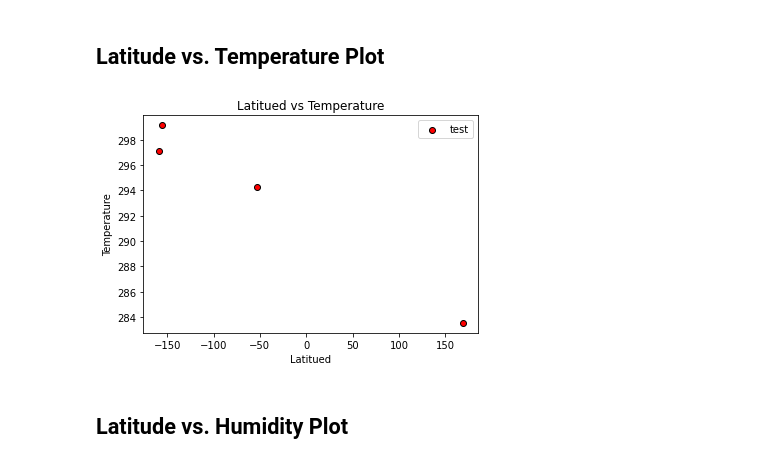
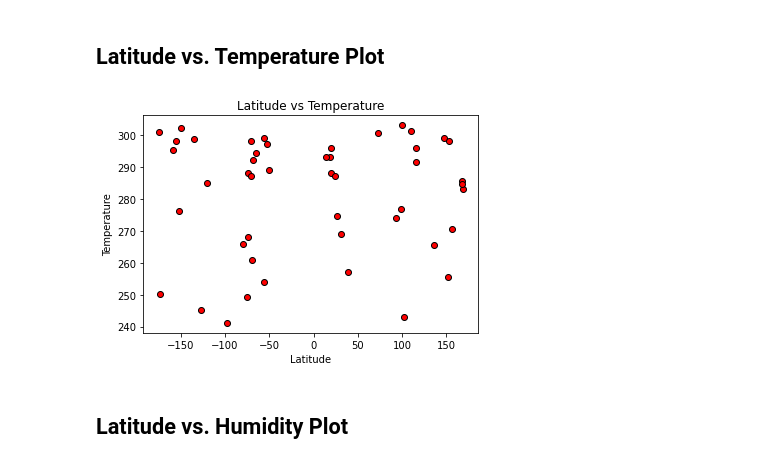
Before and after one commit to RachelFizel/Python-APIs, a Jupyter notebook: WeatherPy/WeatherPy.ipynb, the cells around one changed output. Cells and saved outputs as stored; diff of their text form; code cells hidden in the pictures.

```diff
--- a/WeatherPy/WeatherPy.ipynb
+++ b/WeatherPy/WeatherPy.ipynb
@@ -74,7 +72,7 @@ len(cities)
 # %%
 
 
-for city in cities[:5]:
+for city in cities[:50]:
     # Build query URL
     query_url = url + "appid=" + weather_api_key + "&q=" + city
 
@@ -157,24 +190,25 @@ clean_city_data
 ## Plotting the Data
 * Use proper labeling of the plots using plot titles (including date of analysis) and axes labels.
 * Save the plotted figures as .pngs.
+# %%
+#retrieve the Temperature that will be used each time
+latitude = clean_city_data["Latitude"]
+
+##?how do I decide which goes first - latitued or humidity
 # %% [markdown]
 ## Latitude vs. Temperature Plot
 # %%
-Latitude = clean_city_data["Latitude"]
-Temperature = clean_city_data["Temperature"]
-##? when to use plt.scatter and when to use df.plot?
+temperature = clean_city_data["Temperature"]
 
 #using matplotlib
-plt.scatter(Latitude, Temperature, marker="o", facecolors="red", edgecolors="black")
-plt.legend(["test"])
-plt.xlabel('Latitued')
+plt.scatter(latitude, temperature, marker="o", facecolors="red", edgecolors="black")
+plt.xlabel('Latitude')
 plt.ylabel('Temperature')
-plt.title(('Latitued vs Temperature'))
-#            #s=x_axis, alpha=0.75)
+plt.title(('Latitude vs Temperature'))
 
 
 plt.show()
 # %% [output]
-[figure, old version]
+[figure, new version]
 # %% [markdown]
 ## Latitude vs. Humidity Plot
```
Also changed, not shown: parts of 20 cells of this notebook, 1 other file.
